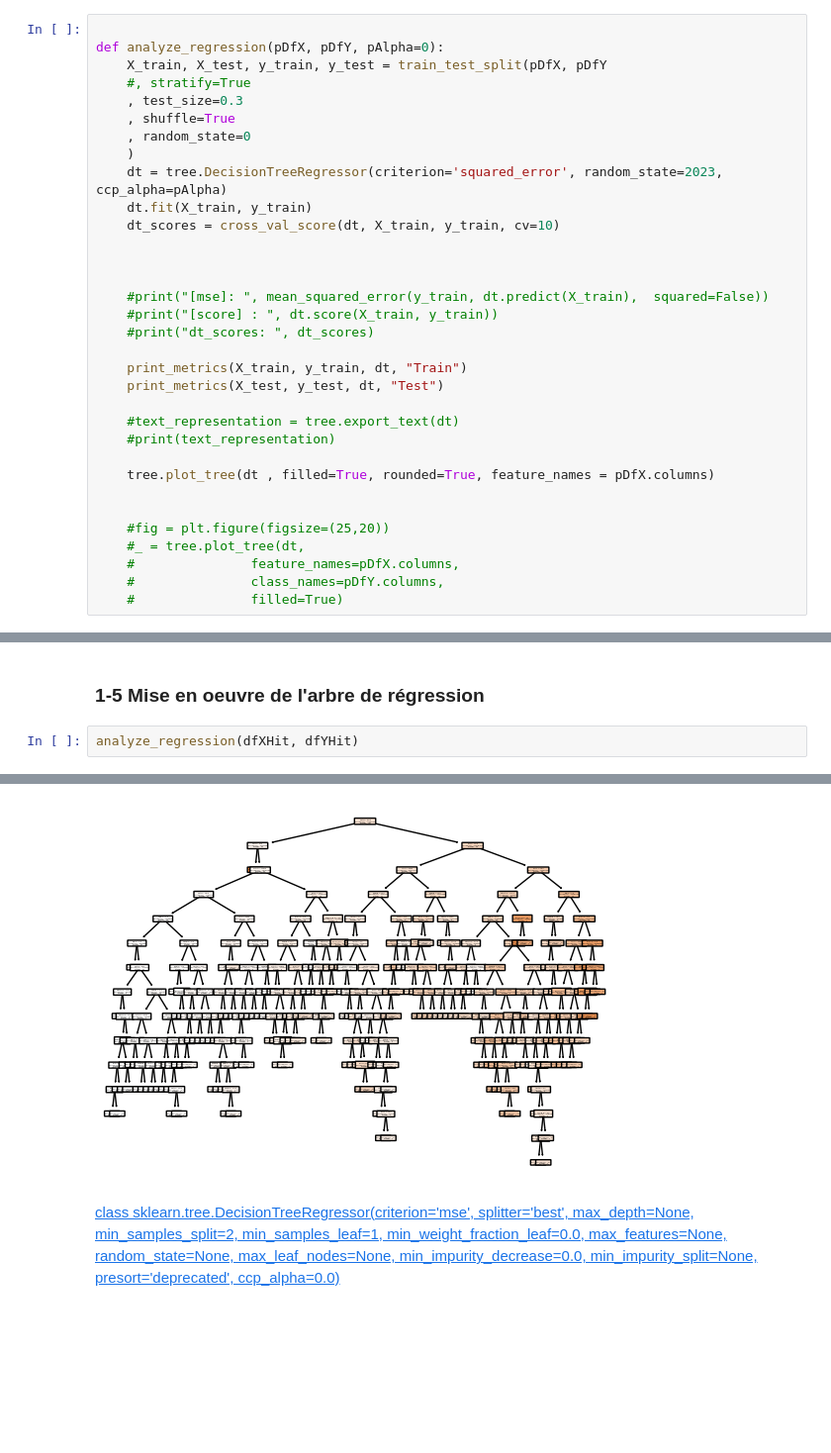
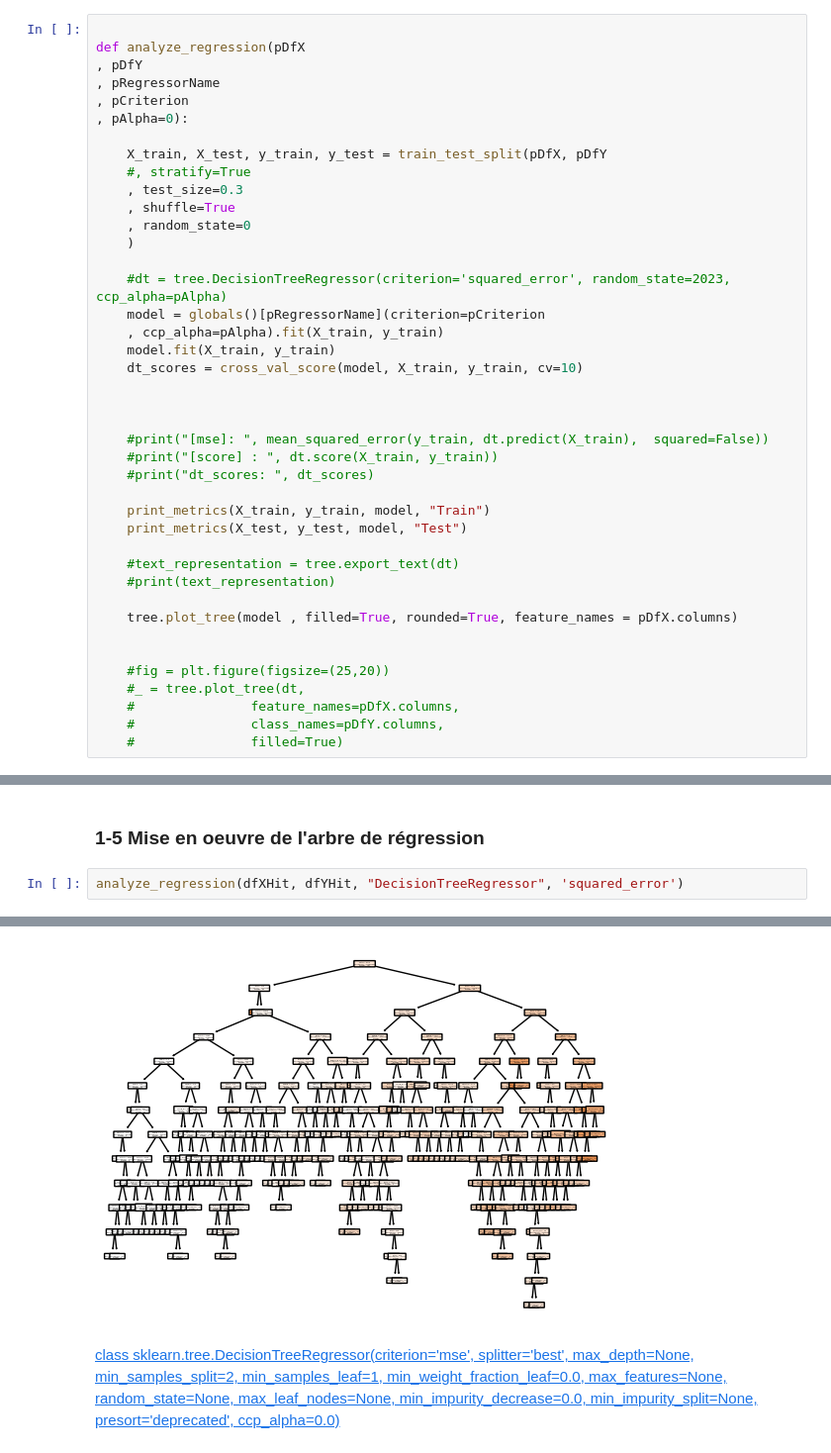
Before and after one commit to rennyatwork/CegepSteFoy_IA, a Jupyter notebook: 05_MachineLearning/2023-01-09/420-A52-SF-gr-10084-main/nbs/14-arbres-de-decision/14-arbres-decision.ipynb, the cells around one changed output, grey strips where cells are left out. Shown at 99% size. Cells and saved outputs as stored; diff of their text form; blank space fills up the shorter version.

Commit message:
tree regression

```diff
--- a/05_MachineLearning/2023-01-09/420-A52-SF-gr-10084-main/nbs/14-arbres-de-decision/14-arbres-decision.ipynb
+++ b/05_MachineLearning/2023-01-09/420-A52-SF-gr-10084-main/nbs/14-arbres-de-decision/14-arbres-decision.ipynb
@@ -128,16 +129,24 @@ def print_metrics(pDfX, pDfY,  pModel, pMsg):
     print("---------------")
 # %%
 
-def analyze_regression(pDfX, pDfY, pAlpha=0):
+def analyze_regression(pDfX
+, pDfY
+, pRegressorName
+, pCriterion
+, pAlpha=0):
+
     X_train, X_test, y_train, y_test = train_test_split(pDfX, pDfY
     #, stratify=True
     , test_size=0.3
     , shuffle=True
     , random_state=0
     )
-    dt = tree.DecisionTreeRegressor(criterion='squared_error', random_state=2023, ccp_alpha=pAlpha)
-    dt.fit(X_train, y_train)
-    dt_scores = cross_val_score(dt, X_train, y_train, cv=10)
+
+    #dt = tree.DecisionTreeRegressor(criterion='squared_error', random_state=2023, ccp_alpha=pAlpha)
+    model = globals()[pRegressorName](criterion=pCriterion
+    , ccp_alpha=pAlpha).fit(X_train, y_train)
+    model.fit(X_train, y_train)
+    dt_scores = cross_val_score(model, X_train, y_train, cv=10)
 
 
 
@@ -145,13 +154,13 @@ def analyze_regression(pDfX, pDfY, pAlpha=0):
     #print("[score] : ", dt.score(X_train, y_train))
     #print("dt_scores: ", dt_scores)
 
-    print_metrics(X_train, y_train, dt, "Train")
-    print_metrics(X_test, y_test, dt, "Test")
+    print_metrics(X_train, y_train, model, "Train")
+    print_metrics(X_test, y_test, model, "Test")
 
     #text_representation = tree.export_text(dt)
     #print(text_representation)
 
-    tree.plot_tree(dt , filled=True, rounded=True, feature_names = pDfX.columns)
+    tree.plot_tree(model , filled=True, rounded=True, feature_names = pDfX.columns)
 
 
     #fig = plt.figure(figsize=(25,20))
@@ -162,7 +174,7 @@ def analyze_regression(pDfX, pDfY, pAlpha=0):
 # %% [markdown]
 ### 1-5 Mise en oeuvre de l'arbre de régression
 # %%
-analyze_regression(dfXHit, dfYHit)
+analyze_regression(dfXHit, dfYHit, "DecisionTreeRegressor", 'squared_error')
 # %% [output]
 -------------
 Train
@@ -183,5 +194,5 @@ Test
 ---------------
-[figure, old version]
+[figure, new version]
 # %% [markdown]
 [class sklearn.tree.DecisionTreeRegressor(criterion='mse', splitter='best', max_depth=None, min_samples_split=2, min_samples_leaf=1, min_weight_fraction_leaf=0.0, max_features=None, random_state=None, max_leaf_nodes=None, min_impurity_decrease=0.0, min_impurity_split=None, presort='deprecated', ccp_alpha=0.0)](https://scikit-learn.org/stable/modules/generated/sklearn.tree.DecisionTreeRegressor.html)
 # %%
```
Also changed, not shown: parts of 9 cells of this notebook, 1 other file.
